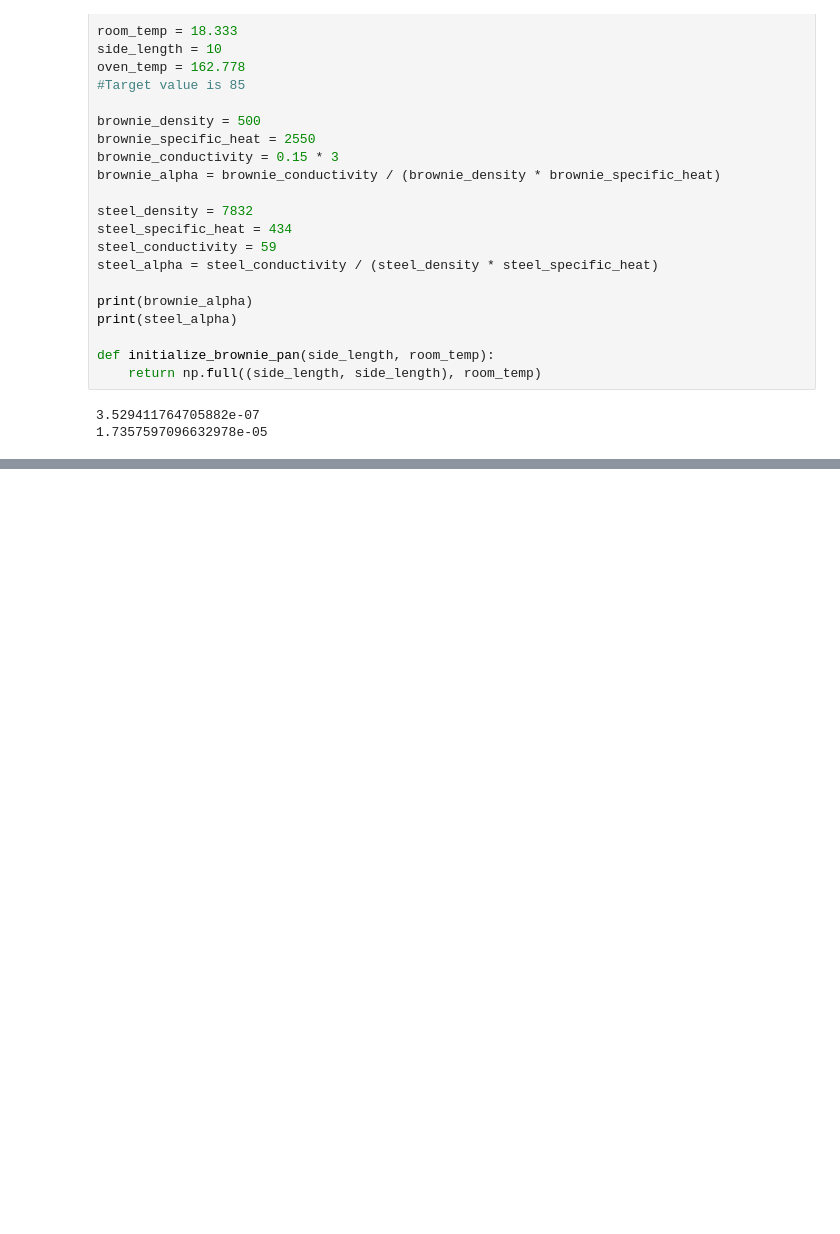
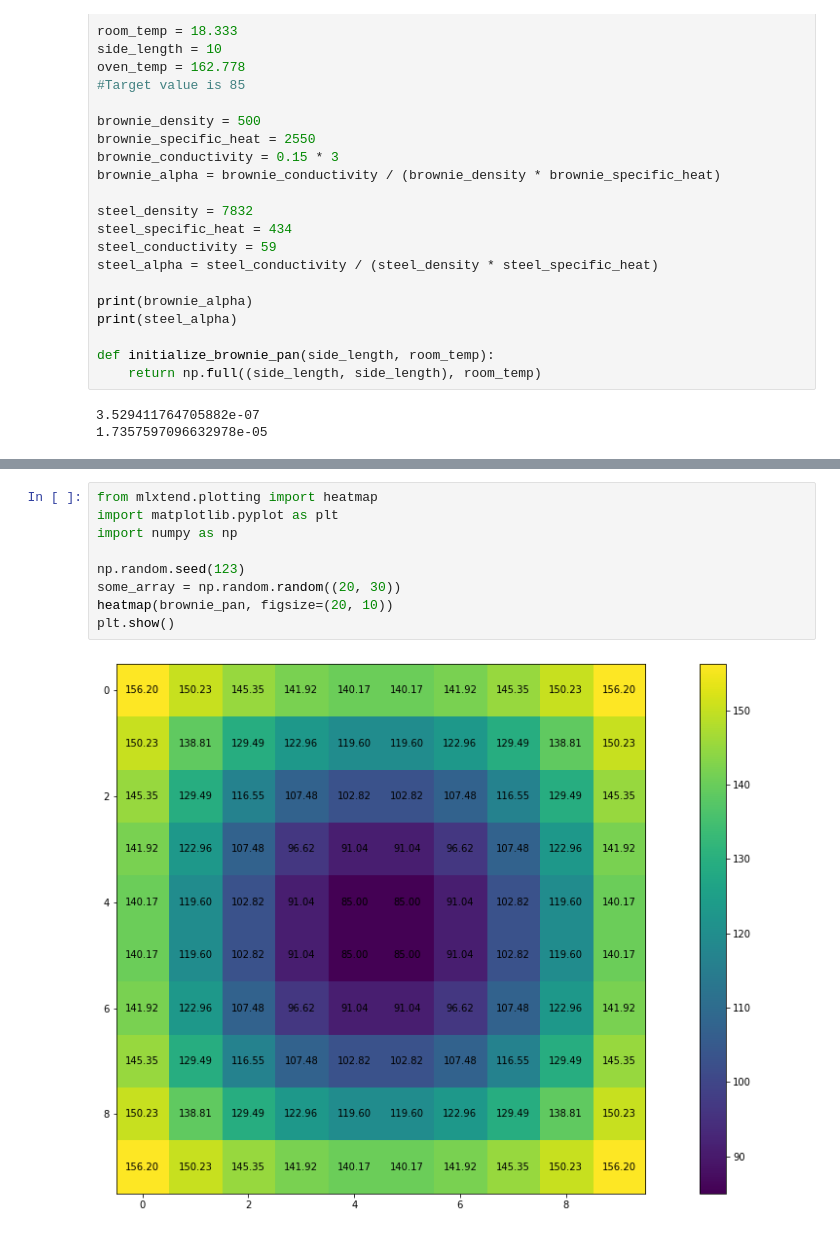
Before and after one commit to fonarevvichka/ultimate-brownie-pan, a Jupyter notebook: square_pan_model.ipynb, the cells around one changed output, grey strips where cells are left out. Drawn from its saved outputs; the diff is of its cells as text; blank space fills up the shorter version.

```diff
--- a/square_pan_model.ipynb
+++ b/square_pan_model.ipynb
@@ -80,0 +116,11 @@ NameError: name 'np' is not defined
+# %%
+from mlxtend.plotting import heatmap
+import matplotlib.pyplot as plt
+import numpy as np
+
+np.random.seed(123)
+some_array = np.random.random((20, 30))
+heatmap(brownie_pan, figsize=(20, 10))
+plt.show()
+# %% [output]
+[figure, added]
```
Also changed, not shown: parts of 2 cells of this notebook.
